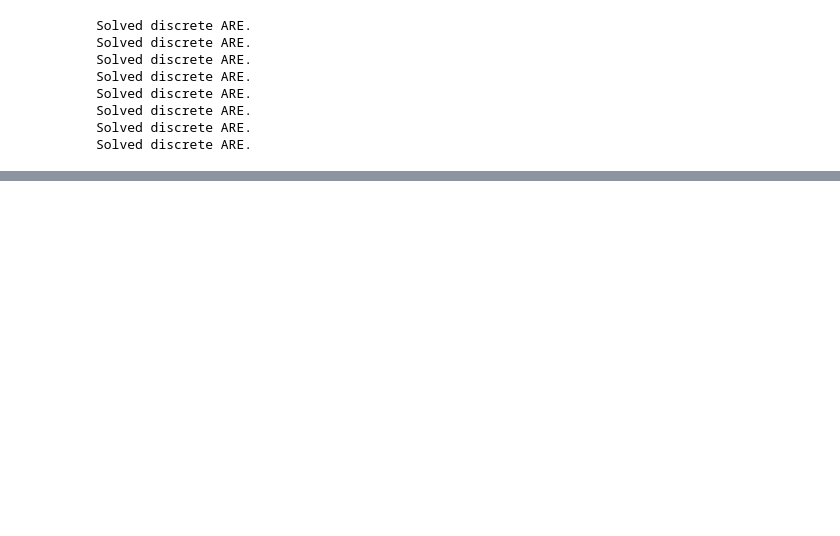
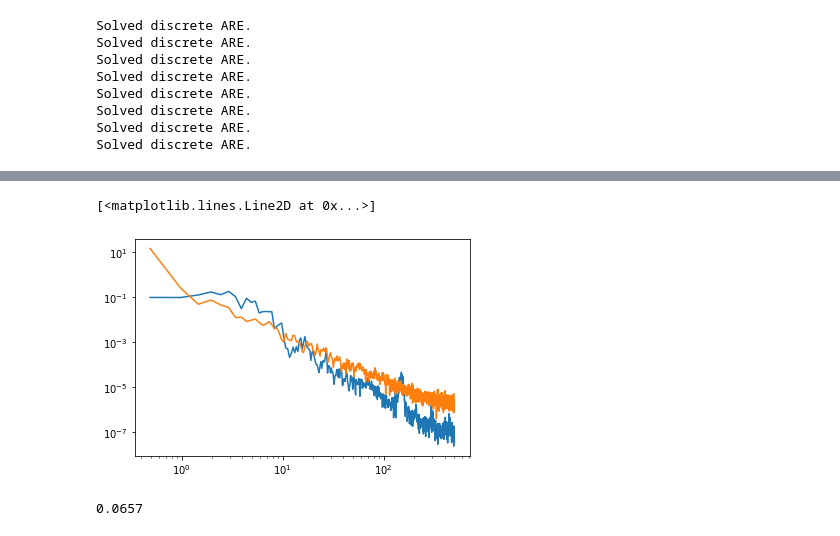
Before and after one commit to aditya-sengupta/seallqg, a Jupyter notebook: notebooks/turb_fit.ipynb, the cells around one changed output, grey strips where cells are left out. Cells and saved outputs as stored; diff of their text form; code cells hidden in the pictures; blank space fills up the shorter version.

```diff
--- a/notebooks/turb_fit.ipynb
+++ b/notebooks/turb_fit.ipynb
@@ -66,6 +65,0 @@ ol_turb_sim = np.load("../data/sims/ol_atm_1_vib_0.npy")
-# %%
-f, p = genpsd(ol_turb_sim[:,0], dt=0.001)
-ident.fs = 1000
-ident.f1 = 1000 / 60
-ident.f2 = 1000 / 3
-plt.loglog(f, p)
@@ -146,0 +91,10 @@ plt.loglog(*genpsd(klqg.sim_process()[:,0], dt=1e-3))
+# %%
+plt.loglog(f, p)
+plt.loglog(*genpsd(klqg.sim_process(nsteps=10000)[:,0], dt=1e-3))
+# %% [output]
+[<matplotlib.lines.Line2D at 0x...>]
+[figure, added]
+# %%
+rms(klqg.sim_control(nsteps=1000))
+# %% [output]
+0.0657
```
Also changed, not shown: parts of 20 cells of this notebook, 7 other files.
